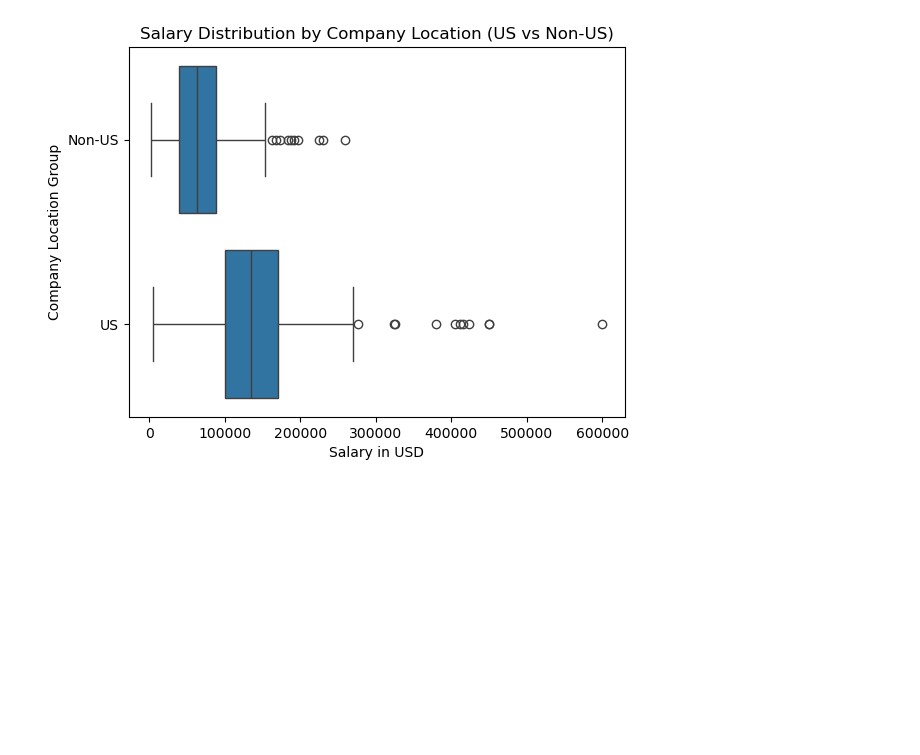
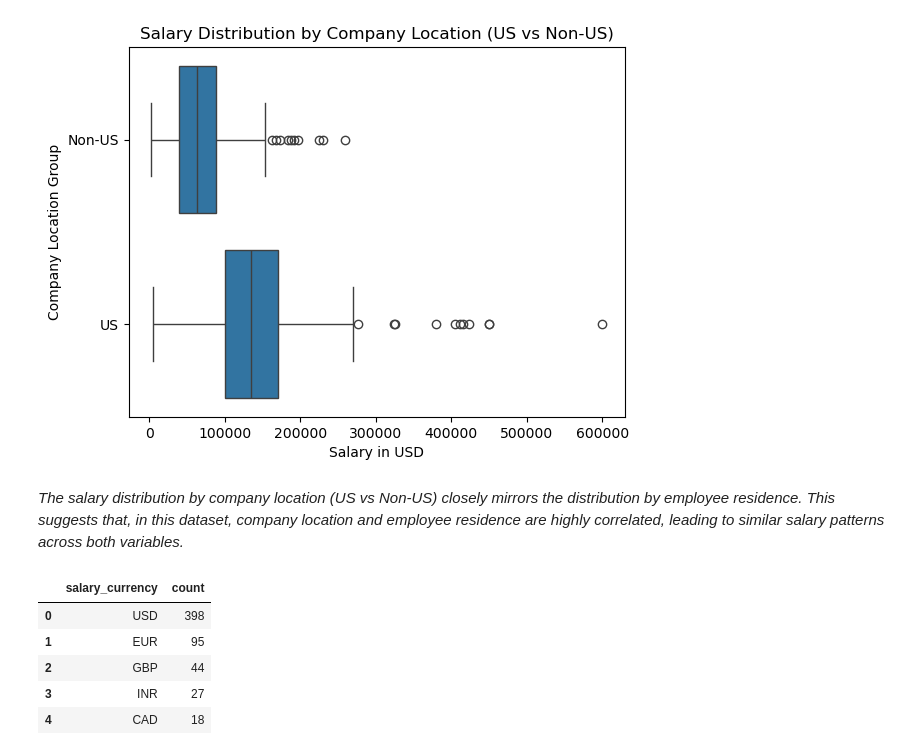
Before and after one commit to Evebarr20/DSE5002_Project1, a Jupyter notebook: Project_01.ipynb, the cells around one changed output. Drawn from its saved outputs; the diff is of its cells as text; code cells hidden in the pictures; blank space fills up the shorter version.

```diff
--- a/Project_01.ipynb
+++ b/Project_01.ipynb
@@ -466,3 +466,24 @@ plt.ylabel("Company Location Group")
 # %% [output]
 Text(0, 0.5, 'Company Location Group')
 [figure]
+# %% [markdown]
+*The salary distribution by company location (US vs Non-US) closely mirrors the distribution by employee residence. This suggests that, in this dataset, company location and employee residence are highly correlated, leading to similar salary patterns across both variables.*
+# %%
+# Only select top 5 common salary currency in this dataset
+currency_counts = (
+    ds_df["salary_currency"]
+    .value_counts() # value_counts() counts how many times each unique value appears in a column.
+    .reset_index()
+)
+currency_counts.columns = ["salary_currency", "count"]
+currency_counts = currency_counts.head(5)
+currency_counts["salary_currency"] = currency_counts["salary_currency"].cat.remove_unused_categories()
+
+currency_counts
+# %% [output]
+|  | salary_currency | count |
+| 0 | USD | 398 |
+| 1 | EUR | 95 |
+| 2 | GBP | 44 |
+| 3 | INR | 27 |
+| 4 | CAD | 18 |
```
Also changed, not shown: parts of 2 cells of this notebook.
